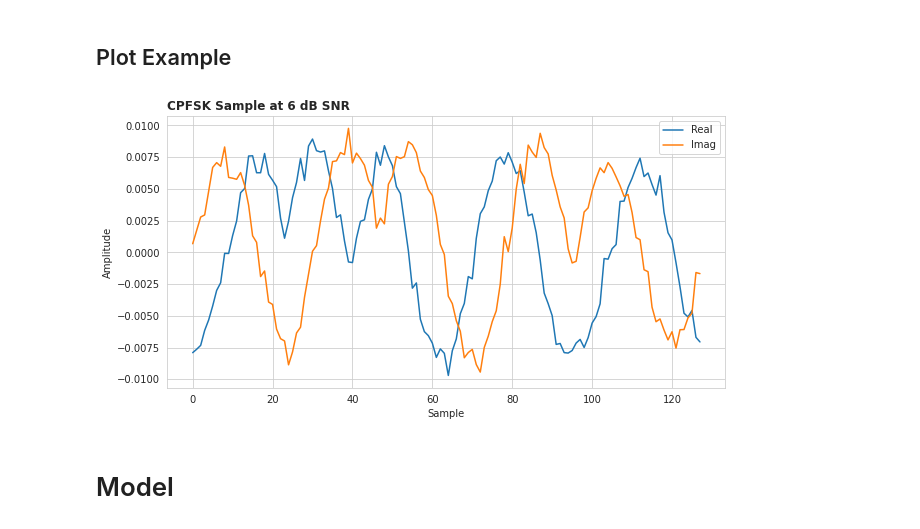
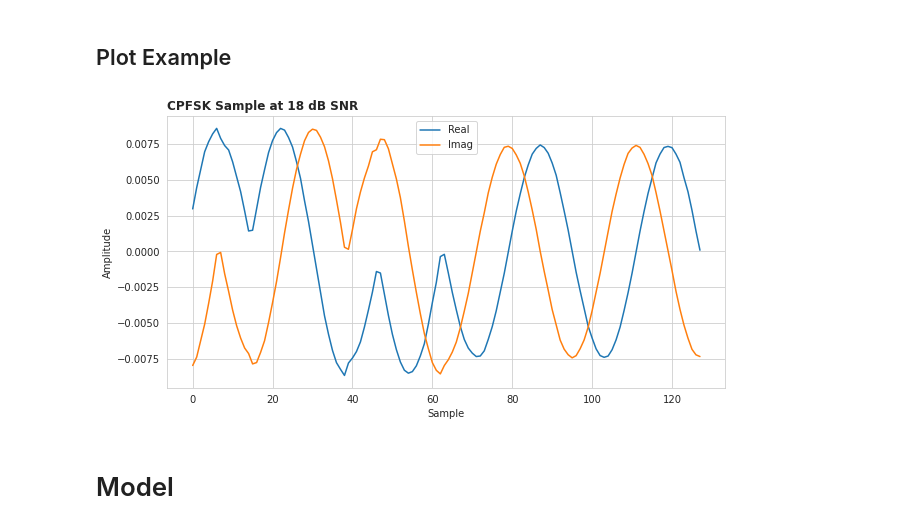
Before and after one commit to YairYarden/DeepCascadingAMC, a Jupyter notebook: Ex1.ipynb, the cells around one changed output. Saved outputs shown, nothing was run; the diff lists cells and outputs as text; code cells hidden in the pictures.

```diff
--- a/Ex1.ipynb
+++ b/Ex1.ipynb
@@ -167,26 +169,26 @@ QAM64: 9
 # %%
 fig_dir = None
 # Plot a sample of the data
 # You can choose a different sample by changing
 idx = 10
-snr = 6.0
+snr = 18
 modulation = "CPFSK"
 
 mask = (dataset.df["SNR"] == snr) & (dataset.df["Modulation"] == modulation)
 sample = dataset.as_numpy(mask=mask, le=le)[0][idx,0,:]
 t = np.arange(sample.shape[1])
 
 title = "{modulation} Sample at {snr:.0f} dB SNR".format(modulation=modulation, snr=snr)
 fig = plot_IQ(iq=sample, title=title)
 if fig_dir is not None:
     file_path = "{fig_dir}/{modulation}_{snr:.0f}dB_sample.pdf".format(fig_dir=fig_dir,
                                                                        modulation=modulation,
                                                                        snr=snr)
     print("Saving Figure -> {file_path}".format(file_path=file_path))
     fig.savefig(file_path, format="pdf", transparent=True)
 plt.show()
 # %% [output]
-[figure, old version]
+[figure, new version]
 # %% [markdown]
 # Model
 # %%
```
Also changed, not shown: parts of 8 cells of this notebook.
